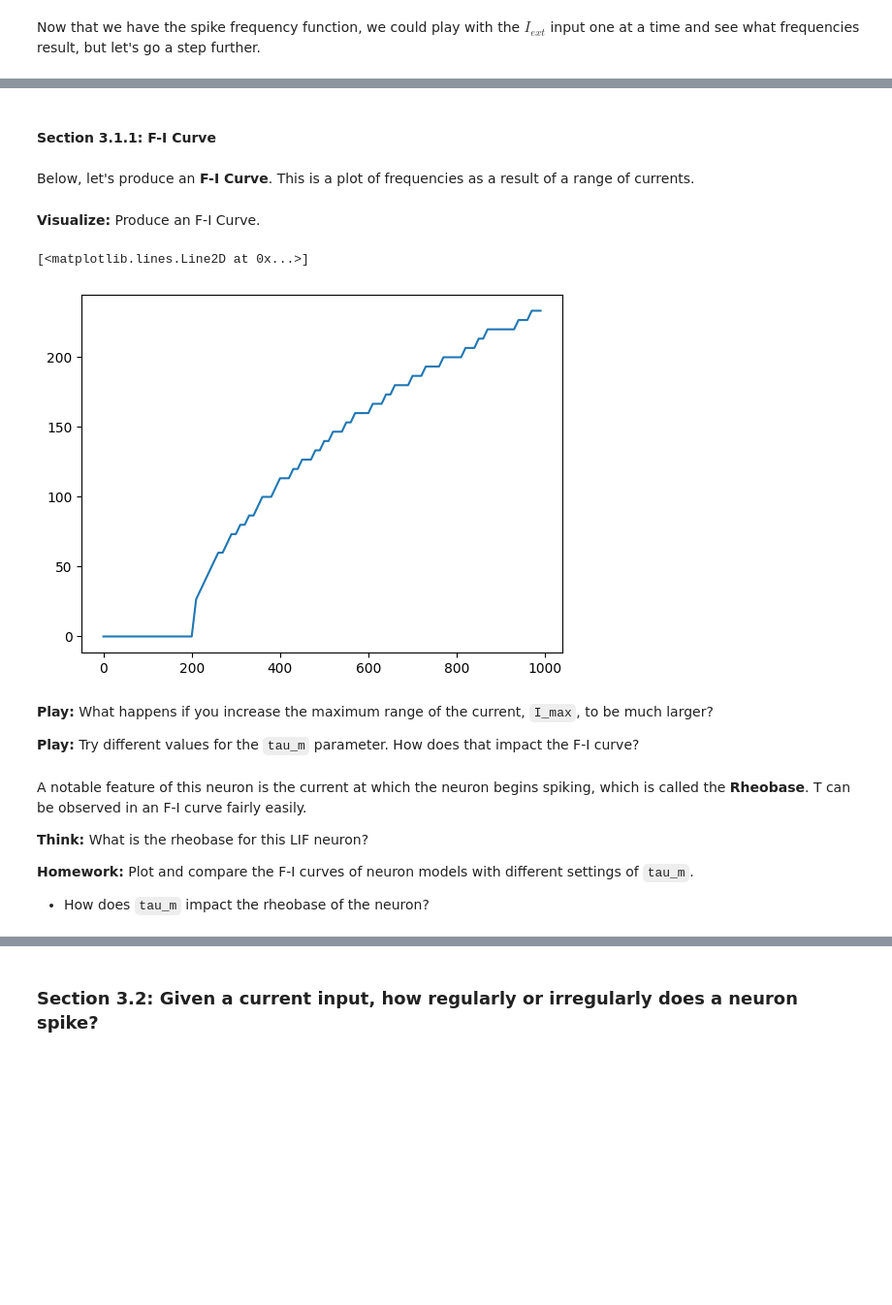
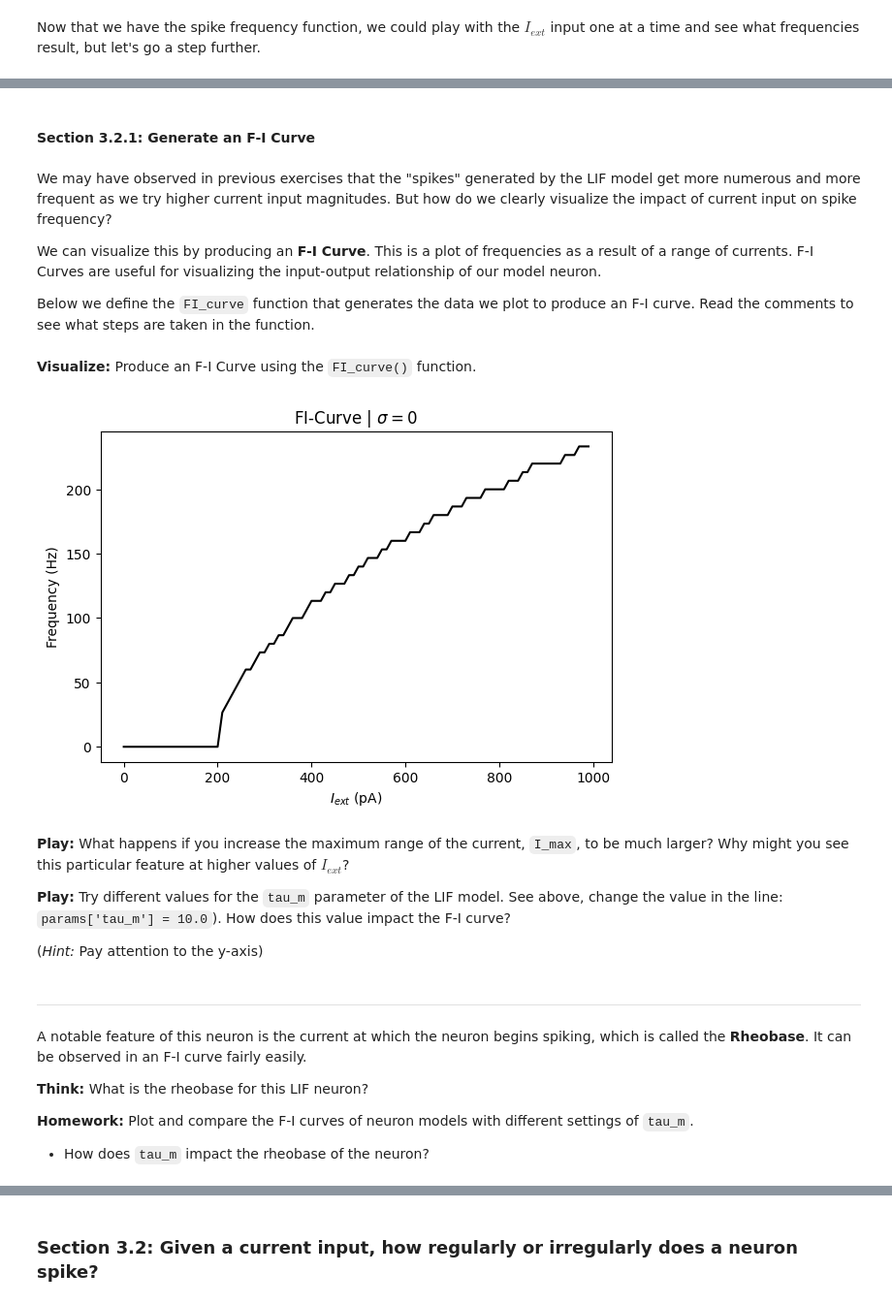
Before and after one commit to ilennaj/neuron_model_tutorial, a Jupyter notebook: notebooks/02_lif_tutorial.ipynb, the cells around one changed output, grey strips where cells are left out. Shown at 97% size. Saved outputs shown, nothing was run; the diff lists cells and outputs as text; code cells hidden in the pictures; blank space fills up the shorter version.

Commit message:
Further polished files, marked student exercises

```diff
--- a/notebooks/02_lif_tutorial.ipynb
+++ b/notebooks/02_lif_tutorial.ipynb
@@ -349,9 +487,9 @@ Let's calculate a spike rate given some assumed input current, $I_{ext}$.
 # %%
 # Choose current magnitude and initialize parameters
-I_ext = 250 #pA
+mu = 250 #pA
+sigma = 0
 params = default_params()
-# params['T'] = 100.0
-
+I_ext, t = my_GWN(params, mu, sigma)
 
 # Run simulation
 solution, t, spike_times = simulate_LIF(params, I_ext)
@@ -362,9 +502,16 @@ To calculate frequency, we are interested in using the number of spikes over a g
 # %%
 # Calculate spike frequency
 def spike_freq(spike_times, params):
+    # Initialize simulation time
+    T = params['T']
+    T = T * (1 / 1000) # 1 second per 1000 milliseconds
 
-    T = params['T']
+    # Count number of spikes within simulation time
+    num_spikes = len(spike_times)
 
-    num_spikes = len(spike_times)
-    T = T * (1 / 1000) # 1 second per 1000 milliseconds
-    return num_spikes / T
+    #### TODO ####:
+    # Calculate spike frequency
+    freq = num_spikes / T ##TODO: Remove in student version
+    ##############
+
+    return freq
@@ -382,9 +533,13 @@ Now that we have the spike frequency function, we could play with the $I_{ext}$
 # %% [markdown]
-#### Section 3.1.1: F-I Curve
+#### Section 3.2.1: Generate an F-I Curve
 # %% [markdown]
-Below, let's produce an **F-I Curve**. This is a plot of frequencies as a result of a range of currents.
+We may have observed in previous exercises that the "spikes" generated by the LIF model get more numerous and more frequent as we try higher current input magnitudes. But how do we clearly visualize the impact of current input on spike frequency?
+
+We can visualize this by producing an **F-I Curve**. This is a plot of frequencies as a result of a range of currents. F-I Curves are useful for visualizing the input-output relationship of our model neuron.
+
+Below we define the `FI_curve` function that generates the data we plot to produce an F-I curve. Read the comments to see what steps are taken in the function.
 # %%
-def IF_curve(params, I_max=1000, I_step=50):
+def FI_curve(params, I_max=1000, I_step=50, sigma=0):
 
     # Initialize current ranges
     I_range = np.arange(0, I_max, I_step)
@@ -393,6 +548,9 @@ def IF_curve(params, I_max=1000, I_step=50):
     freq_rec = [] # Record frequency from each simulation
 
     for I_ext in I_range:
+        # Produce time-varying current input
+        mu = I_ext
+        I_ext, t = my_GWN(params, mu, sigma)
 
         # Run simulation
         solution, t, spike_times = simulate_LIF(params, I_ext)
@@ -405,27 +563,39 @@ def IF_curve(params, I_max=1000, I_step=50):
 
     return I_range, freq_rec
 # %% [markdown]
-**Visualize:** Produce an F-I Curve.
+**Visualize:** Produce an F-I Curve using the `FI_curve()` function.
 # %%
 # Initialize parameters
 params = default_params()
-# params['T'] = 100.0
+params['tau_m'] = 10.0
 
-I_max = 1000
-I_step = 10
+I_max = 1000 # Maximum I_ext value in I_ext range
+I_step = 10 # Size of step in I_ext range
 
-I_ext_range, frequencies = IF_curve(params, I_max, I_step)
+I_ext_range, frequencies = FI_curve(params, I_max, I_step)
 # %%
-plt.plot(I_ext_range, frequencies)
+# Plot the F-I Curve
+fig, ax = plt.subplots(1,1, figsize=(6,4), facecolor='white')
+fig.tight_layout()
+# y_min, y_max = -300, 1000 # Plotting parameters
+ax.plot(I_ext_range, frequencies, color='black')
+ax.set_title(r'FI-Curve | $\sigma=0$')
+
+ax.set_ylabel('Frequency (Hz)')
+ax.set_xlabel(r'$I_{ext}$ (pA)')
+plt.show()
 # %% [output]
-[<matplotlib.lines.Line2D at 0x...>]
-[figure, old version]
+[figure, new version]
 # %% [markdown]
-**Play:** What happens if you increase the maximum range of the current, `I_max`, to be much larger?
+**Play:** What happens if you increase the maximum range of the current, `I_max`, to be much larger? Why might you see this particular feature at higher values of $I_{ext}$?
 
-**Play:** Try different values for the `tau_m` parameter. How does that impact the F-I curve?
+**Play:** Try different values for the `tau_m` parameter of the LIF model. See above, change the value in the line: `params['tau_m'] = 10.0`). How does this value impact the F-I curve?
+
+(*Hint:* Pay attention to the y-axis)
+# %% [markdown]
+---
 # %% [markdown]
-A notable feature of this neuron is the current at which the neuron begins spiking, which is called the **Rheobase**. T can be observed in an F-I curve fairly easily.
+A notable feature of this neuron is the current at which the neuron begins spiking, which is called the **Rheobase**. It can be observed in an F-I curve fairly easily.
 
 **Think:** What is the rheobase for this LIF neuron?
 
```
Also changed, not shown: parts of 82 cells of this notebook, 1 other file.
